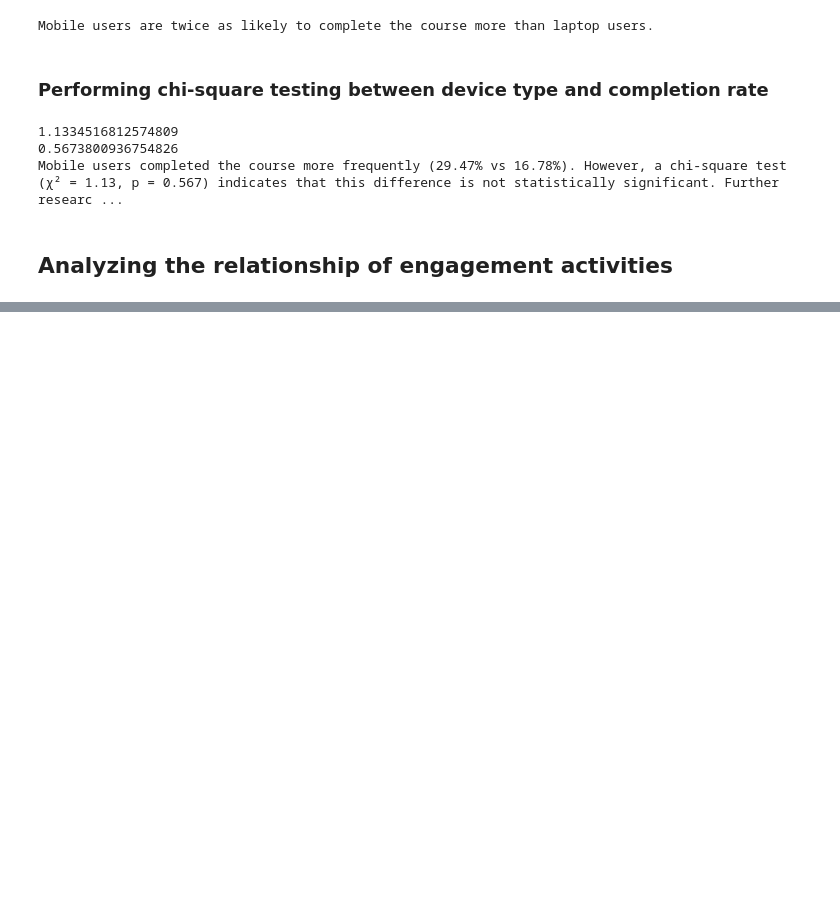
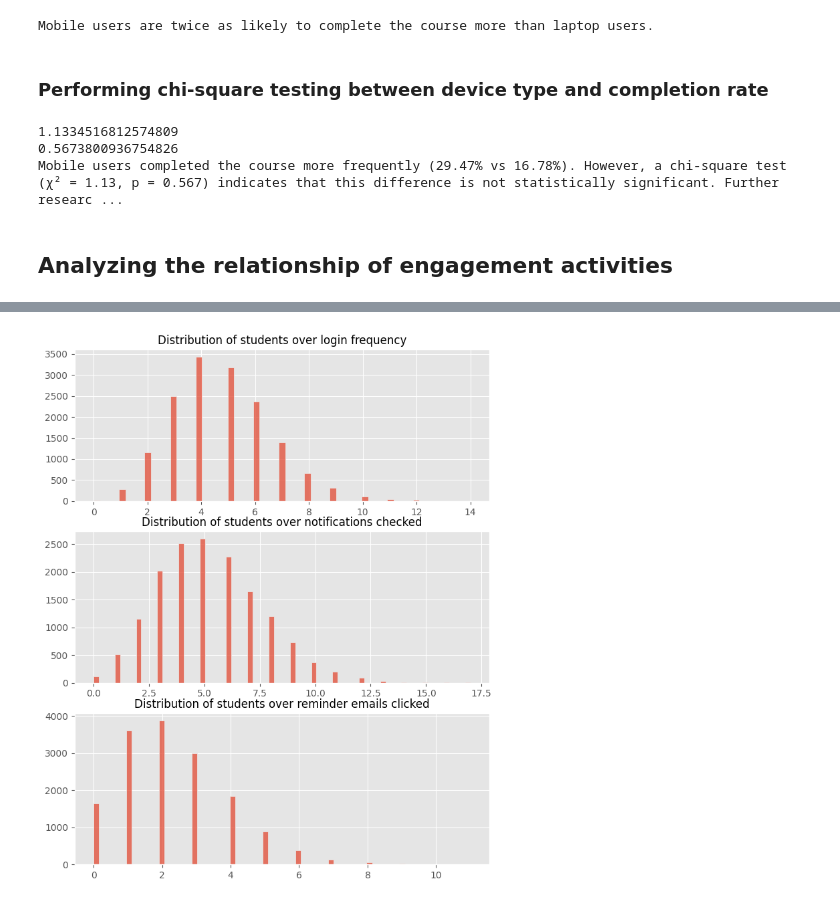
Before and after one commit to boredanalyst/Predicting-Course-Completion-Using-Student-Engagement, a Jupyter notebook: student-engagement-vs-course-completion.ipynb, the cells around one changed output, grey strips where cells are left out. Cells and saved outputs as stored; diff of their text form; code cells hidden in the pictures; blank space fills up the shorter version.

```diff
--- a/student-engagement-vs-course-completion.ipynb
+++ b/student-engagement-vs-course-completion.ipynb
@@ -340,0 +329,34 @@ data_df
+# %%
+### plotting the histograms
+
+fig, axes = plt.subplots(3,1, figsize=(8,10))
+
+data_login = df["login_frequency"]
+data_notif = df["notifications_checked"]
+data_email = df["reminder_emails_clicked"]
+
+## plotting the first graph
+
+sns.histplot(data_login, ax=axes[0])
+axes[0].set_title("Distribution of students over login frequency", size=12)
+axes[0].set_xlabel("")
+axes[0].set_ylabel("")
+
+## plotting the second graph
+
+sns.histplot(data_notif, ax=axes[1])
+axes[1].set_title("Distribution of students over notifications checked", size=12)
+axes[1].set_xlabel("")
+axes[1].set_ylabel("")
+
+## plotting the third graph
+
+sns.histplot(data_email, ax=axes[2])
+axes[2].set_title("Distribution of students over reminder emails clicked", size=12)
+axes[2].set_xlabel("")
+axes[2].set_ylabel("")
+
+
+plt.show()
+# %% [output]
+[figure, added]
```
Also changed, not shown: parts of 5 cells of this notebook.
